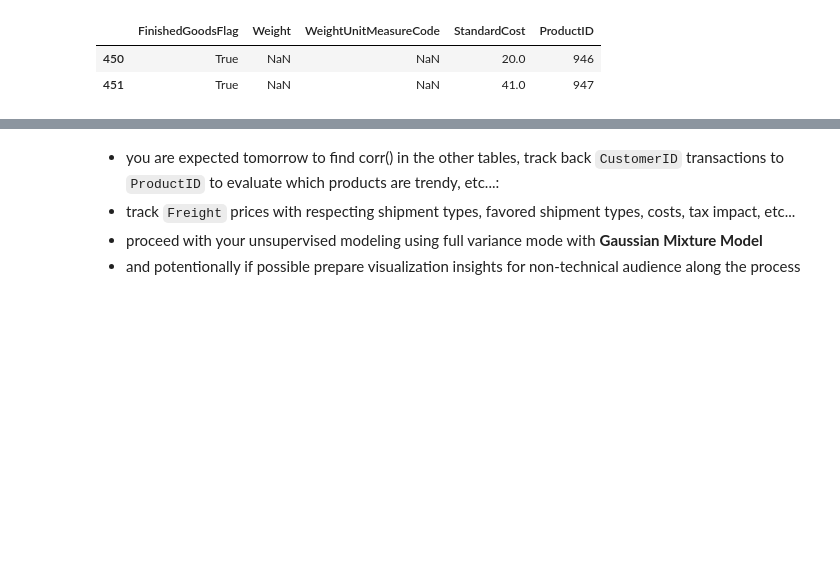
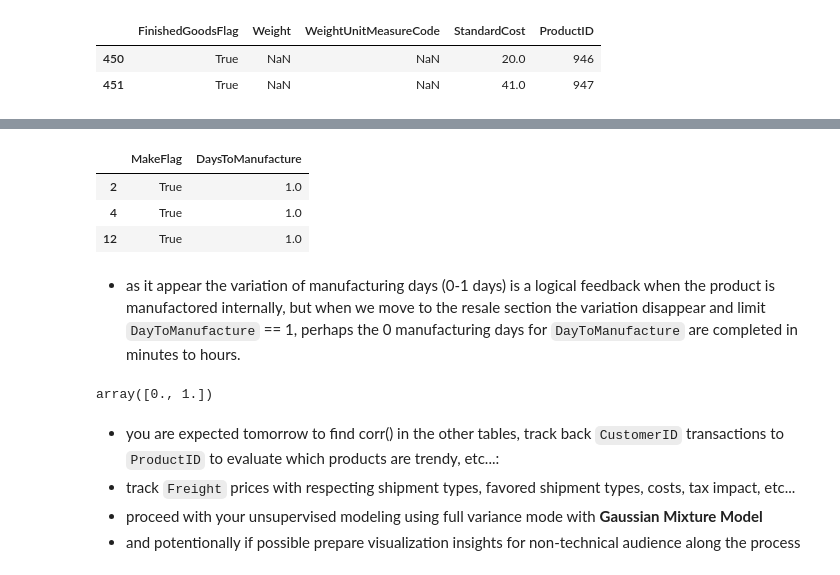
Before and after one commit to AtlasMarbx/AdventureWorks-Data-Migration-and-insight-extraction, a Jupyter notebook: EDA_process.ipynb, the cells around one changed output, grey strips where cells are left out. Drawn from its saved outputs; the diff is of its cells as text; code cells hidden in the pictures; blank space fills up the shorter version.

```diff
--- a/EDA_process.ipynb
+++ b/EDA_process.ipynb
@@ -816,3 +843,16 @@ np.float64(0.20350793461400787)
+# %%
+manufacture_resale_summary.head(3)
+# %% [output]
+|  | MakeFlag | DaysToManufacture |
+| 2 | True | 1.0 |
+| 4 | True | 1.0 |
+| 12 | True | 1.0 |
+# %% [markdown]
+- as it appear the variation of manufacturing days (0-1 days) is a logical feedback when the product is manufactored internally, but when we move to the resale section the variation disappear and limit `DayToManufacture` == 1, perhaps the 0 manufacturing days for `DayToManufacture` are completed in minutes to hours.
+# %%
+manufacture_internal_summary['DaysToManufacture'].unique()
+# %% [output]
+array([0., 1.])
 # %%
 #product_track = pd.merge(salesorderID, ...), aiming to merge customers table with product table for tomorrow
 # %% [markdown]
```
Also changed, not shown: parts of 8 cells of this notebook.
